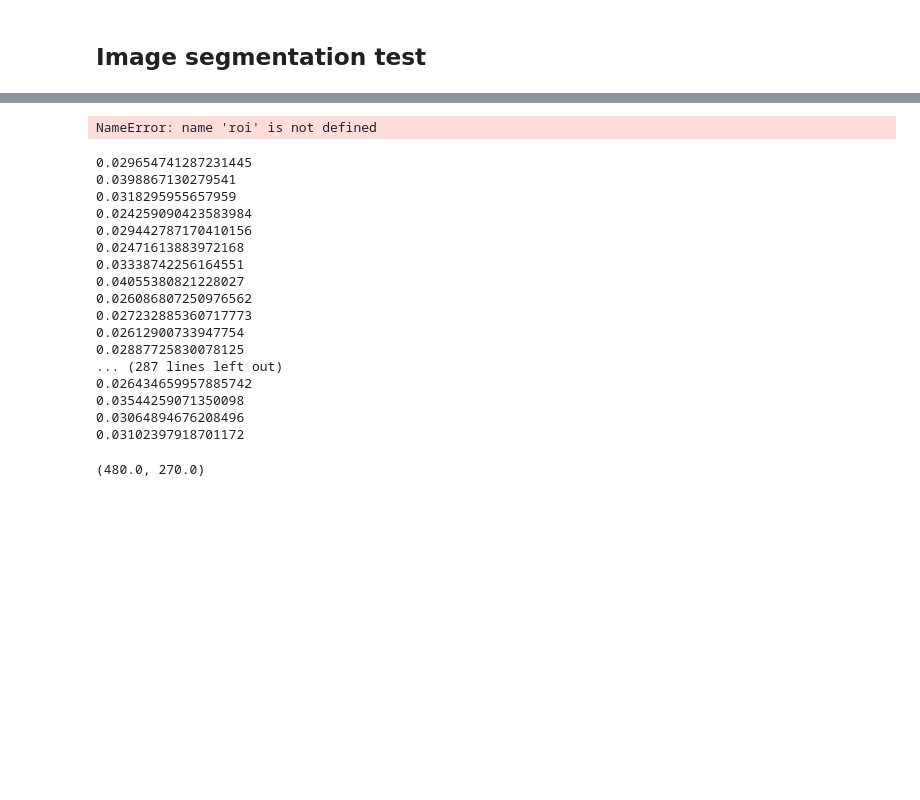
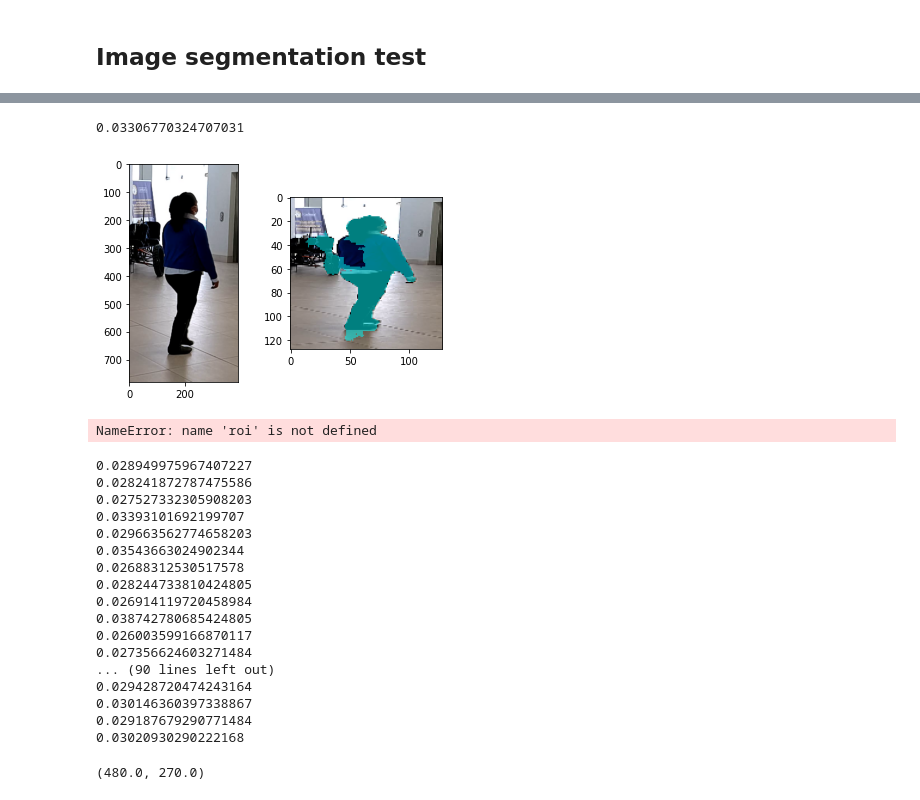
Before and after one commit to cidimec/UCB-squirrels, a Jupyter notebook: recognition/u-net.ipynb, the cells around one changed output, grey strips where cells are left out. Saved outputs shown, nothing was run; the diff lists cells and outputs as text; code cells hidden in the pictures; blank space fills up the shorter version.

```diff
--- a/recognition/u-net.ipynb
+++ b/recognition/u-net.ipynb
@@ -14,2 +12,2 @@ import matplotlib.pyplot as plt
 # %%
-model = tf.keras.models.load_model('../datasets_utils/128x128unet_acc:0.9540_loss:0.0590_val-acc:0.9538_val-loss:0.0594_0.22M_01-08-21-DB_UCB300_E:10x1E-4:5x1E-5/')
+model = tf.keras.models.load_model('../models/UCB300/128x128_acc_0.9549_loss_0.0886_val-acc_0.9554_val-loss_0.0873_0.22M_01-08-21-DB_UCB300_E_10x1E-4_5x1E-5/')
@@ -121,28 +101,32 @@ def inference(img):
 # %%
 hog = cv2.HOGDescriptor()
 hog.setSVMDetector(cv2.HOGDescriptor_getDefaultPeopleDetector())
 
 clip_path = '/home/israel/Downloads/OAK/j2/05.08.2021_12.42.19_id:carlos1_walk:nm/color_video.mp4'
-
+clip_path = '/home/israel/Downloads/OAKD_8S/clips/120/004/nm/nm-06.avi'
 # cap = cv2.VideoCapture('../data/videos/001-nm-01-090.avi')
 # cap = cv2.VideoCapture('/home/israel/Downloads/CASIA/DatasetB-1/video/001-nm-02-090.avi')
 cap = cv2.VideoCapture(clip_path)
 
 # cap = cv2.VideoCapture('/home/israel/Downloads/3.mp4')
-cap.set(cv2.CAP_PROP_POS_FRAMES, 150)
+cap.set(cv2.CAP_PROP_POS_FRAMES, 70)
 ret, frame = cap.read()
 # frame = cv2.resize(frame, (0,0), fx=0.25, fy=0.25)
 frame = cv2.cvtColor(frame, cv2.COLOR_BGR2RGB)
-regions, _ = hog.detectMultiScale(frame, winStride=(12, 12))
+regions, _ = hog.detectMultiScale(frame, winStride=(16, 16))
 for (x, y, w, h) in regions:
     roi = frame[y:y+h, x:x+w]
     color = random_colors(2)
     roi_resized = cv2.resize(roi, (width, height), cv2.INTER_LINEAR)
     pred = inference(roi)
     out = apply_mask(roi_resized, pred, color[-1])
     plt.subplot(121); plt.imshow(roi);
     plt.subplot(122); plt.imshow(out);
+#     plt.show()
 cap.release()
+# %% [output]
+0.03306770324707031
+[figure, added]
 # %%
 roi.shape
 # %% [output]
@@ -159,8 +143,8 @@ def limit_bbox(x, y, w, h, width, height):
 hog = cv2.HOGDescriptor()
 hog.setSVMDetector(cv2.HOGDescriptor_getDefaultPeopleDetector())
 
-frame_height, frame_width,_ = frame.shape
-out_cap = cv2.VideoWriter('CASIA_dataset.avi',cv2.VideoWriter_fourcc('M','J','P','G'), 10, (frame_width//4,frame_height//4))
+# frame_height, frame_width,_ = frame.shape
+# out_cap = cv2.VideoWriter('CASIA_dataset.avi',cv2.VideoWriter_fourcc('M','J','P','G'), 10, (frame_width//4,frame_height//4))
 
 
 # cap = cv2.VideoCapture('../data/videos/001-nm-01-090.avi')
@@ -169,7 +153,7 @@ out_cap = cv2.VideoWriter('CASIA_dataset.avi',cv2.VideoWriter_fourcc('M','J','P'
 # cap = cv2.VideoCapture('/home/israel/Downloads/CASIA/DatasetB-1/video/033-nm-02-090.avi')
 # clip_path = '/home/israel/Downloads/UCB/clips/090/002/cl/cl-01.avi'
 cap = cv2.VideoCapture(clip_path)
-cap.set(cv2.CAP_PROP_POS_FRAMES, 250)
+cap.set(cv2.CAP_PROP_POS_FRAMES, 1)
 fw = int(cap.get(cv2.CAP_PROP_FRAME_WIDTH)//4)
 fh = int(cap.get(cv2.CAP_PROP_FRAME_HEIGHT)//4)
 
@@ -187,7 +171,7 @@ while(cap.isOpened()):
         copied = cv2.resize(frame, (0, 0), fx=0.25, fy=0.25)
 #         copied = frame.copy()
         if nframe%1 == 0:
-            new_regions, _ = hog.detectMultiScale(copied, winStride=(8, 8))
+            new_regions, _ = hog.detectMultiScale(copied, winStride=(12, 12))
             if len(new_regions)>0:
                 regions = new_regions
         for (x, y, w, h) in regions:
@@ -206,7 +190,7 @@ while(cap.isOpened()):
 
         cv2.putText(copied, "fps: {:.2f}".format(fps), (5, 20), cv2.FONT_ITALIC, 0.5, (255, 0, 0))
         cv2.imshow('roi', copied)
-        out_cap.write(copied)
+#         out_cap.write(copied)
         nframe +=1
         end = time.time()
         fps = nframe/(end - start)
@@ -216,26 +200,26 @@ while(cap.isOpened()):
         break
 
 cap.release()
-out_cap.release()
+# out_cap.release()
 cv2.destroyAllWindows()
 # %% [output]
-0.029654741287231445
-0.0398867130279541
-0.0318295955657959
-0.024259090423583984
-0.029442787170410156
-0.02471613883972168
-0.03338742256164551
-0.04055380821228027
-0.026086807250976562
-0.027232885360717773
-0.02612900733947754
-0.02887725830078125
-... (287 lines left out)
-0.026434659957885742
-0.03544259071350098
-0.03064894676208496
-0.03102397918701172
+0.028949975967407227
+0.028241872787475586
+0.027527332305908203
+0.03393101692199707
+0.029663562774658203
+0.03543663024902344
+0.02688312530517578
+0.028244733810424805
+0.026914119720458984
+0.038742780685424805
+0.026003599166870117
+0.027356624603271484
+... (90 lines left out)
+0.029428720474243164
+0.030146360397338867
+0.029187679290771484
+0.03020930290222168
 # %%
 cv2.destroyAllWindows()
 # %%
```
Also changed, not shown: parts of 6 cells of this notebook, 27 other files.
